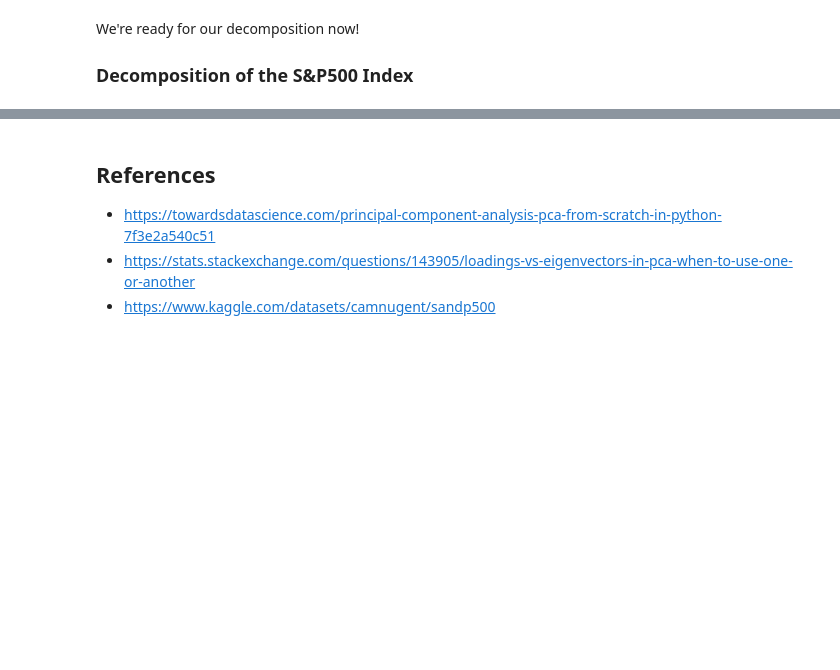
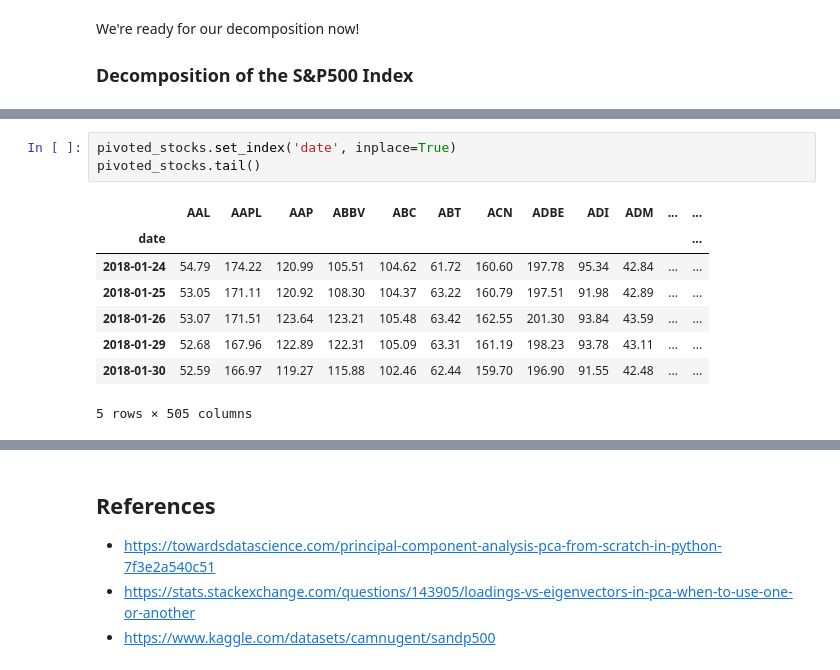
Before and after one commit to Staneesh/efi-pca, a Jupyter notebook: pca.ipynb, the cells around one changed output, grey strips where cells are left out. Drawn from its saved outputs; the diff is of its cells as text; blank space fills up the shorter version.

```diff
--- a/pca.ipynb
+++ b/pca.ipynb
@@ -198,0 +223,12 @@ We're ready for our decomposition now!
+# %%
+pivoted_stocks.set_index('date', inplace=True)
+pivoted_stocks.tail()
+# %% [output]
+|  | AAL | AAPL | AAP | ABBV | ABC | ABT | ACN | ADBE | ADI | ADM | ... | ... |
+| date |  |  |  |  |  |  |  |  |  |  |  | ... |
+| 2018-01-24 | 54.79 | 174.22 | 120.99 | 105.51 | 104.62 | 61.72 | 160.60 | 197.78 | 95.34 | 42.84 | ... | ... |
+| 2018-01-25 | 53.05 | 171.11 | 120.92 | 108.30 | 104.37 | 63.22 | 160.79 | 197.51 | 91.98 | 42.89 | ... | ... |
+| 2018-01-26 | 53.07 | 171.51 | 123.64 | 123.21 | 105.48 | 63.42 | 162.55 | 201.30 | 93.84 | 43.59 | ... | ... |
+| 2018-01-29 | 52.68 | 167.96 | 122.89 | 122.31 | 105.09 | 63.31 | 161.19 | 198.23 | 93.78 | 43.11 | ... | ... |
+| 2018-01-30 | 52.59 | 166.97 | 119.27 | 115.88 | 102.46 | 62.44 | 159.70 | 196.90 | 91.55 | 42.48 | ... | ... |
+5 rows × 505 columns
```
Also changed, not shown: parts of 8 cells of this notebook.
